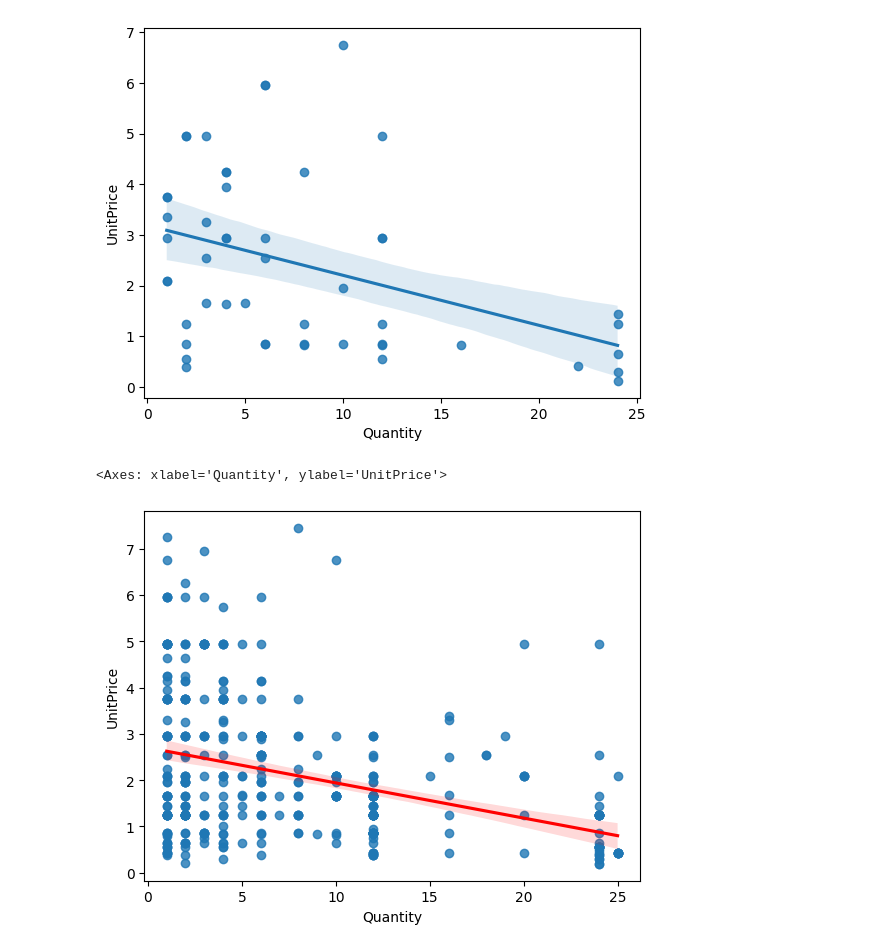
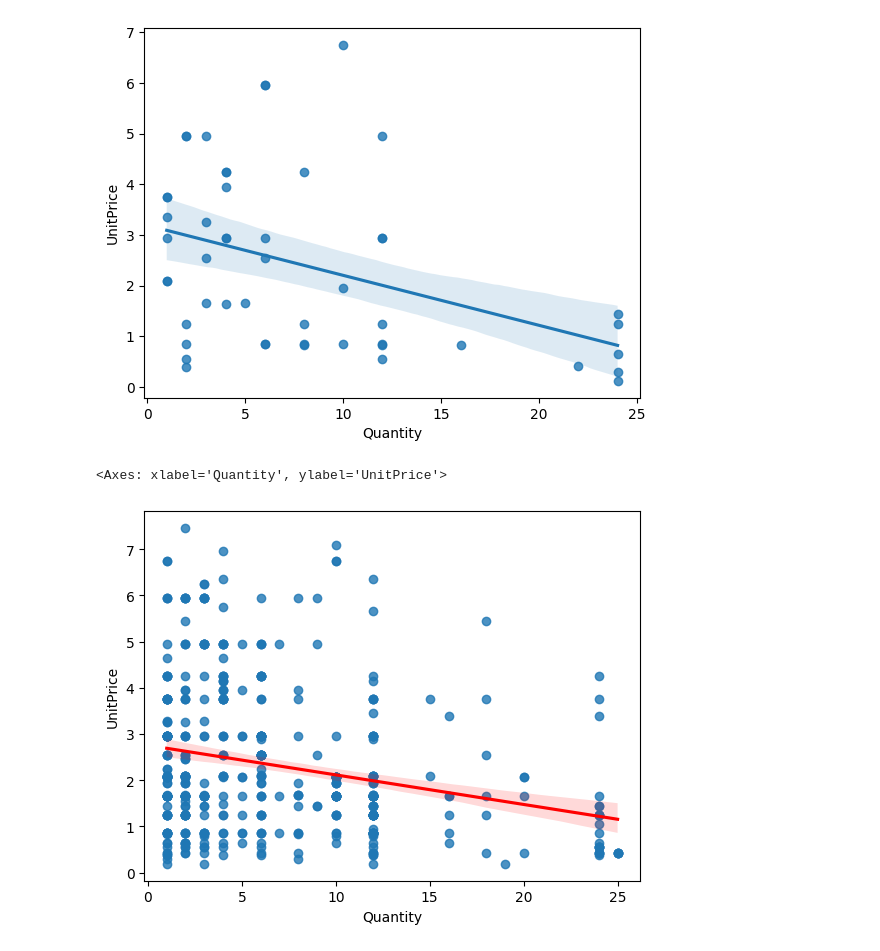
Before and after one commit to Supermjork/K-Kustomer-Klusters, a Jupyter notebook: notebook/visfun.ipynb, the cells around one changed output. Saved outputs shown, nothing was run; the diff lists cells and outputs as text; code cells hidden in the pictures.

```diff
--- a/notebook/visfun.ipynb
+++ b/notebook/visfun.ipynb
@@ -60,8 +60,8 @@ sns.regplot(y = sample['UnitPrice'], x = sample['Quantity'])
 <Axes: xlabel='Quantity', ylabel='UnitPrice'>
 [figure]
 # %%
-reg_sample = prep_dat.sample(n = 420)
+reg_sample = prep_dat.sample(n = 500)
 sns.regplot(x = reg_sample['Quantity'], y = reg_sample['UnitPrice'], line_kws={"color": "red"})
 # %% [output]
 <Axes: xlabel='Quantity', ylabel='UnitPrice'>
-[figure, old version]
+[figure, new version]
```
